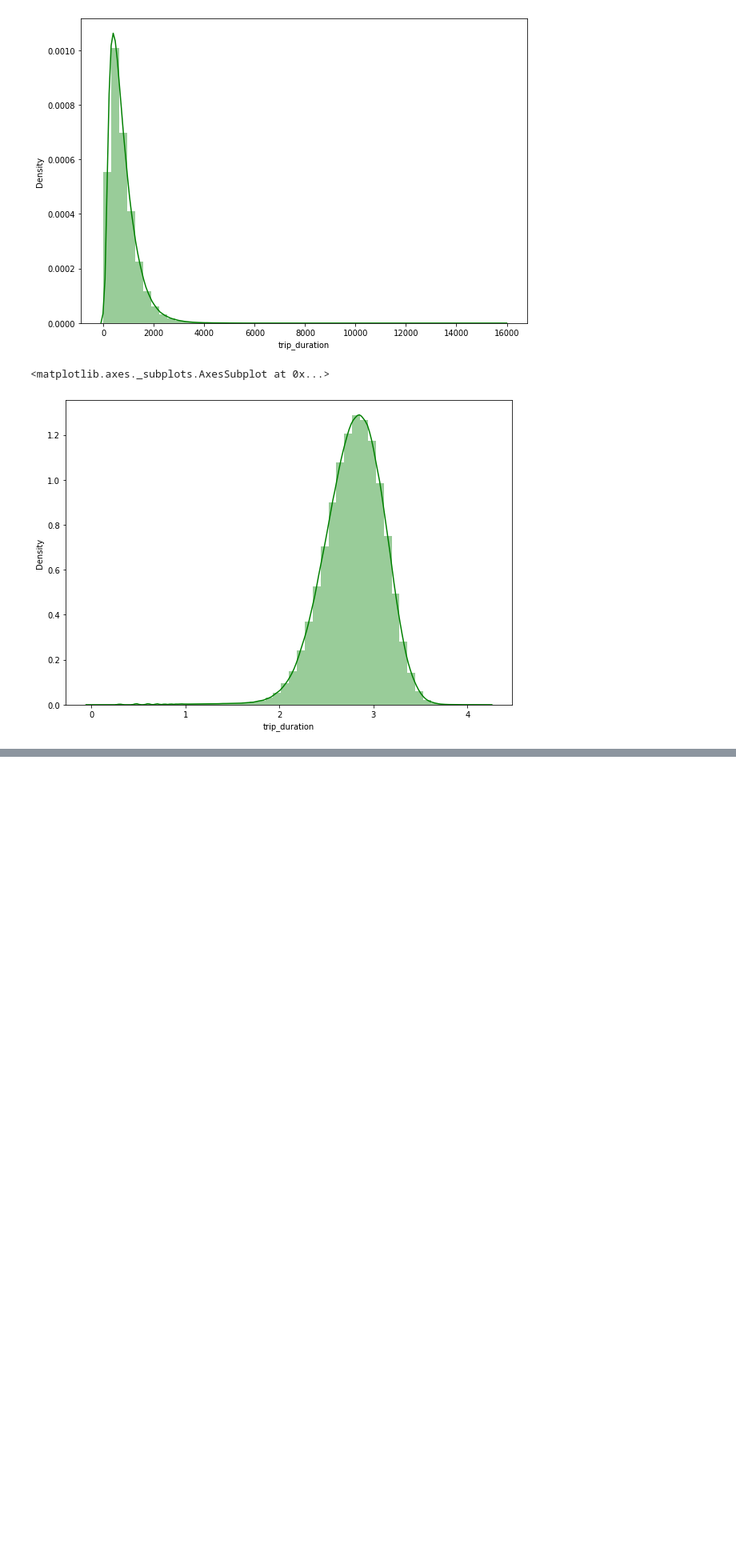
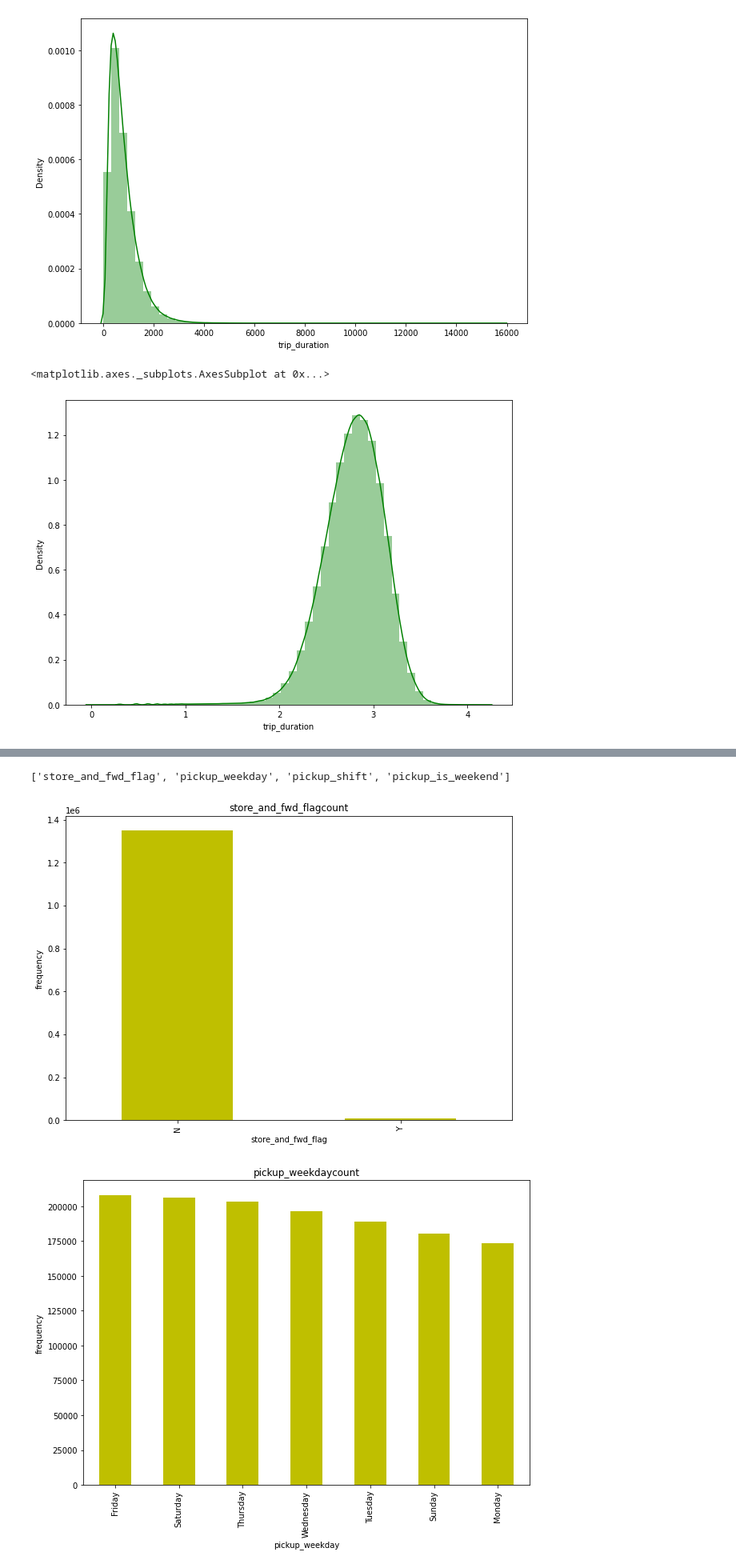
Before and after one commit to gauriagarwal18/Cab-Clock, a Jupyter notebook: NYC_Taxi_Trip_Time_Prediction_Capstone_Project.ipynb, the cells around one changed output, grey strips where cells are left out. Shown at 80% size. Cells and saved outputs as stored; diff of their text form; code cells hidden in the pictures; blank space fills up the shorter version.

```diff
--- a/NYC_Taxi_Trip_Time_Prediction_Capstone_Project.ipynb
+++ b/NYC_Taxi_Trip_Time_Prediction_Capstone_Project.ipynb
@@ -424,0 +459,20 @@ sns.heatmap(abs(correlation), annot=True, cmap='coolwarm')
+# %%
+#Now we do some analysis on categorical variable
+categorical_feature = list(taxi.describe(include = 'object').columns)
+categorical_feature.extend(['pickup_is_weekend'])
+# %%
+categorical_feature
+# %% [output]
+['store_and_fwd_flag', 'pickup_weekday', 'pickup_shift', 'pickup_is_weekend']
+# %%
+for col in categorical_feature:
+  fig = plt.figure(figsize= (10,7))
+  ax = fig.gca()
+  counts = taxi[col].value_counts()
+  counts.plot.bar(ax=ax,color='y')
+  ax.set_title(col + 'count')
+  ax.set_xlabel(col)
+  ax.set_ylabel('frequency')
+# %% [output]
+[figure, added]
+[figure, added]
```
Also changed, not shown: parts of 19 cells of this notebook.
